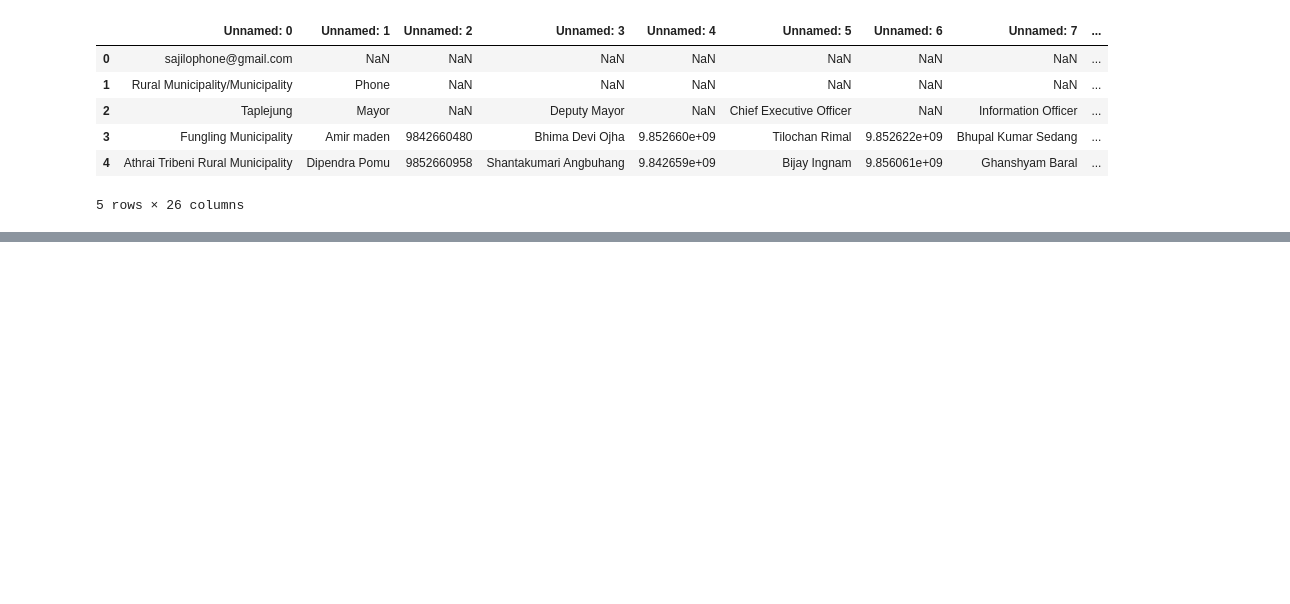
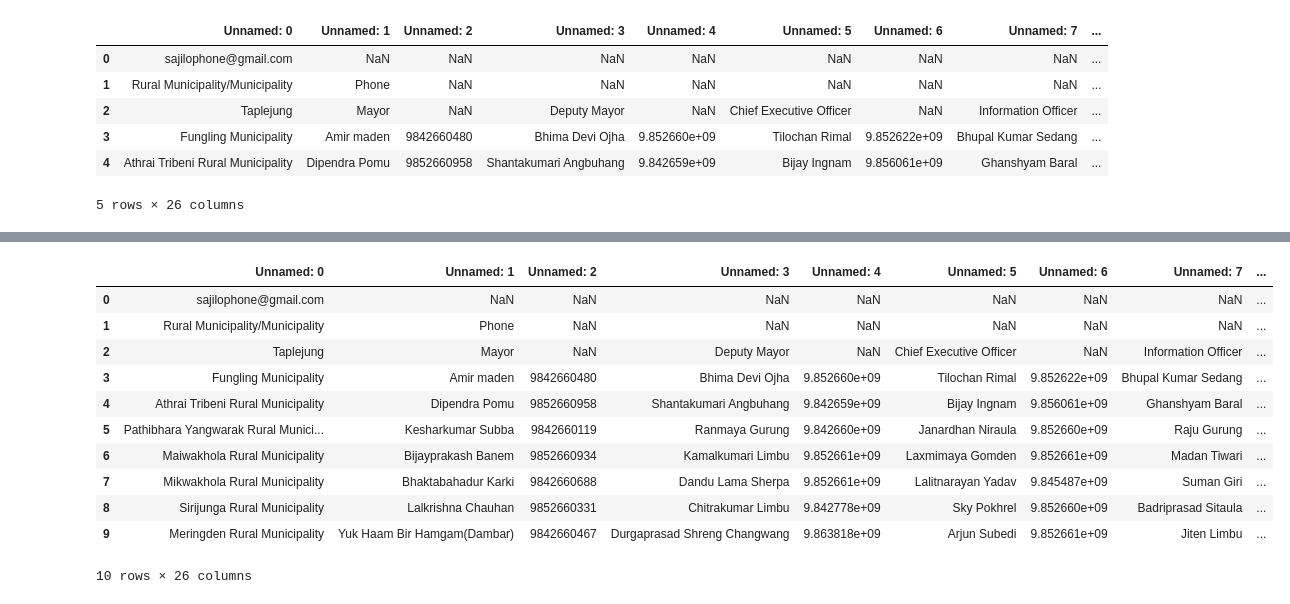
Before and after one commit to 0000Blaze/sajilo-Phone, a Jupyter notebook: data/process.ipynb, the cells around one changed output, grey strips where cells are left out. Cells and saved outputs as stored; diff of their text form; code cells hidden in the pictures; blank space fills up the shorter version.

```diff
--- a/data/process.ipynb
+++ b/data/process.ipynb
@@ -12,0 +33,15 @@ data.head()
+# %%
+data.head(10)
+# %% [output]
+|  | Unnamed: 0 | Unnamed: 1 | Unnamed: 2 | Unnamed: 3 | Unnamed: 4 | Unnamed: 5 | Unnamed: 6 | Unnamed: 7 | ... |
+| 0 | sajilophone@gmail.com | NaN | NaN | NaN | NaN | NaN | NaN | NaN | ... |
+| 1 | Rural Municipality/Municipality | Phone | NaN | NaN | NaN | NaN | NaN | NaN | ... |
+| 2 | Taplejung | Mayor | NaN | Deputy Mayor | NaN | Chief Executive Officer | NaN | Information Officer | ... |
+| 3 | Fungling Municipality | Amir maden | 9842660480 | Bhima Devi Ojha | 9.852660e+09 | Tilochan Rimal | 9.852622e+09 | Bhupal Kumar Sedang | ... |
+| 4 | Athrai Tribeni Rural Municipality | Dipendra Pomu | 9852660958 | Shantakumari Angbuhang | 9.842659e+09 | Bijay Ingnam | 9.856061e+09 | Ghanshyam Baral | ... |
+| 5 | Pathibhara Yangwarak Rural Munici... | Kesharkumar Subba | 9842660119 | Ranmaya Gurung | 9.842660e+09 | Janardhan Niraula | 9.852660e+09 | Raju Gurung | ... |
+| 6 | Maiwakhola Rural Municipality | Bijayprakash Banem | 9852660934 | Kamalkumari Limbu | 9.852661e+09 | Laxmimaya Gomden | 9.852661e+09 | Madan Tiwari | ... |
+| 7 | Mikwakhola Rural Municipality | Bhaktabahadur Karki | 9842660688 | Dandu Lama Sherpa | 9.852661e+09 | Lalitnarayan Yadav | 9.845487e+09 | Suman Giri | ... |
+| 8 | Sirijunga Rural Municipality | Lalkrishna Chauhan | 9852660331 | Chitrakumar Limbu | 9.842778e+09 | Sky Pokhrel | 9.852660e+09 | Badriprasad Sitaula | ... |
+| 9 | Meringden Rural Municipality | Yuk Haam Bir Hamgam(Dambar) | 9842660467 | Durgaprasad Shreng Changwang | 9.863818e+09 | Arjun Subedi | 9.852661e+09 | Jiten Limbu | ... |
+10 rows × 26 columns
```
Also changed, not shown: parts of 11 cells of this notebook, 15 other files.
